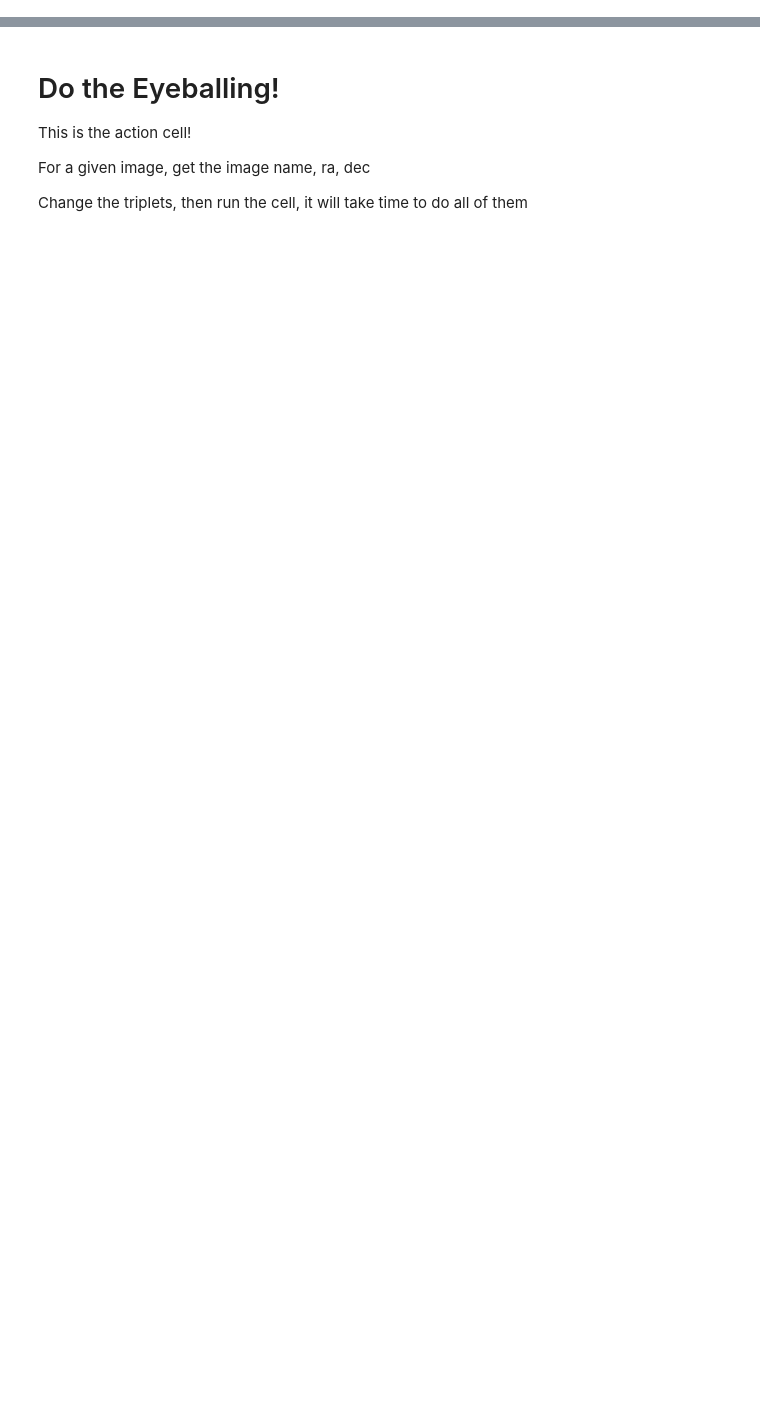
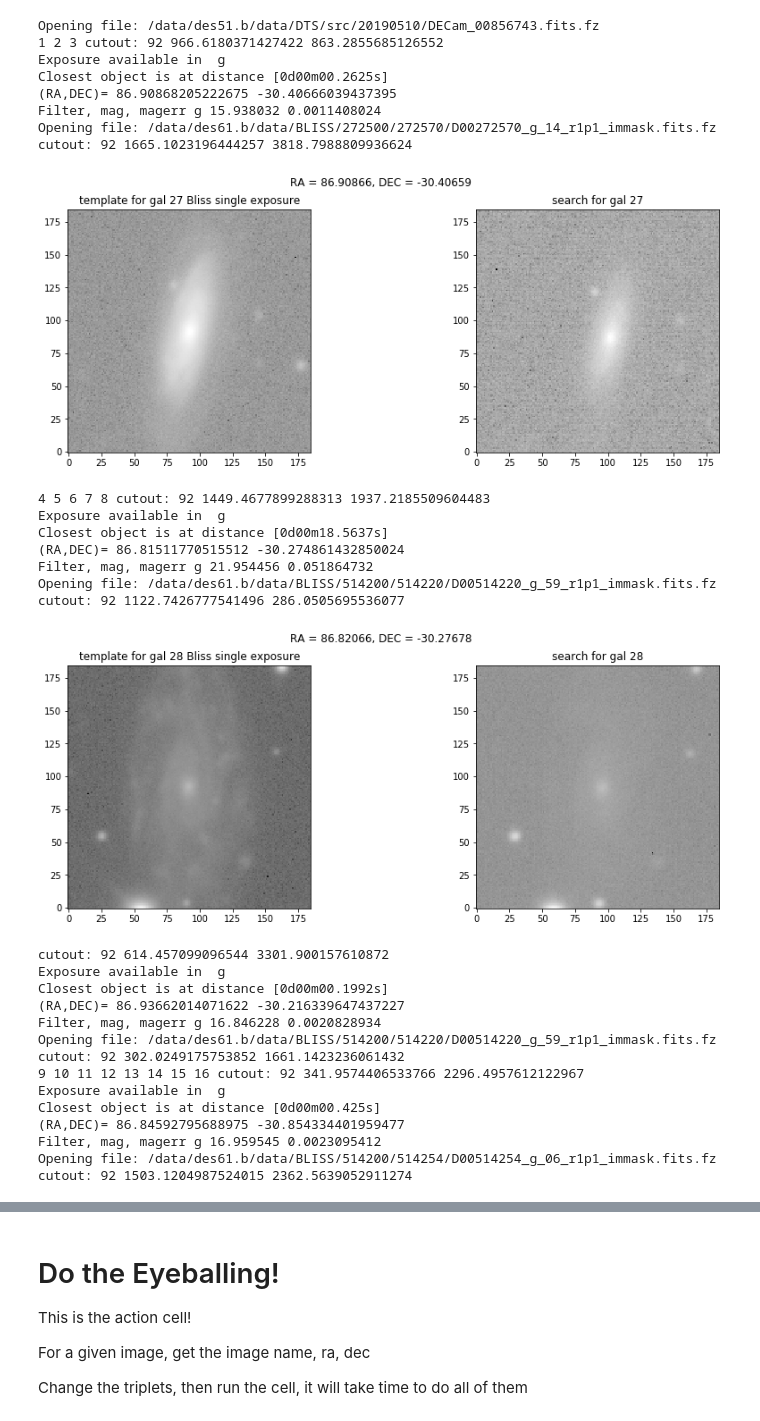
Before and after one commit to SSantosLab/EyeOfSauron, a Jupyter notebook: image_comparison_script.ipynb, the cells around one changed output, grey strips where cells are left out. Saved outputs shown, nothing was run; the diff lists cells and outputs as text; code cells hidden in the pictures; blank space fills up the shorter version.

```diff
--- a/image_comparison_script.ipynb
+++ b/image_comparison_script.ipynb
@@ -239,0 +334,36 @@ IndentationError: expected an indented block (<ipython-input-94-6d16295a2c28>, l
+# %%
+image_ra, image_dec = 87.42528, -30.7226
+image_name = "856743"
+work_image(image_name, image_ra,image_dec, do_bliss=True, do_cutout=False, verbose=True)
+# %% [output]
+Opening file: /data/des51.b/data/DTS/src/20190510/DECam_00856743.fits.fz
+1 2 3 cutout: 92 966.6180371427422 863.2855685126552
+Exposure available in  g
+Closest object is at distance [0d00m00.2625s]
+(RA,DEC)= 86.90868205222675 -30.40666039437395
+Filter, mag, magerr g 15.938032 0.0011408024
+Opening file: /data/des61.b/data/BLISS/272500/272570/D00272570_g_14_r1p1_immask.fits.fz
+cutout: 92 1665.1023196444257 3818.7988809936624
+[figure, added]
+4 5 6 7 8 cutout: 92 1449.4677899288313 1937.2185509604483
+Exposure available in  g
+Closest object is at distance [0d00m18.5637s]
+(RA,DEC)= 86.81511770515512 -30.274861432850024
+Filter, mag, magerr g 21.954456 0.051864732
+Opening file: /data/des61.b/data/BLISS/514200/514220/D00514220_g_59_r1p1_immask.fits.fz
+cutout: 92 1122.7426777541496 286.0505695536077
+[figure, added]
+cutout: 92 614.457099096544 3301.900157610872
+Exposure available in  g
+Closest object is at distance [0d00m00.1992s]
+(RA,DEC)= 86.93662014071622 -30.216339647437227
+Filter, mag, magerr g 16.846228 0.0020828934
+Opening file: /data/des61.b/data/BLISS/514200/514220/D00514220_g_59_r1p1_immask.fits.fz
+cutout: 92 302.0249175753852 1661.1423236061432
+9 10 11 12 13 14 15 16 cutout: 92 341.9574406533766 2296.4957612122967
+Exposure available in  g
+Closest object is at distance [0d00m00.425s]
+(RA,DEC)= 86.84592795688975 -30.854334401959477
+Filter, mag, magerr g 16.959545 0.0023095412
+Opening file: /data/des61.b/data/BLISS/514200/514254/D00514254_g_06_r1p1_immask.fits.fz
+cutout: 92 1503.1204987524015 2362.5639052911274
```
Also changed, not shown: parts of 4 cells of this notebook.
